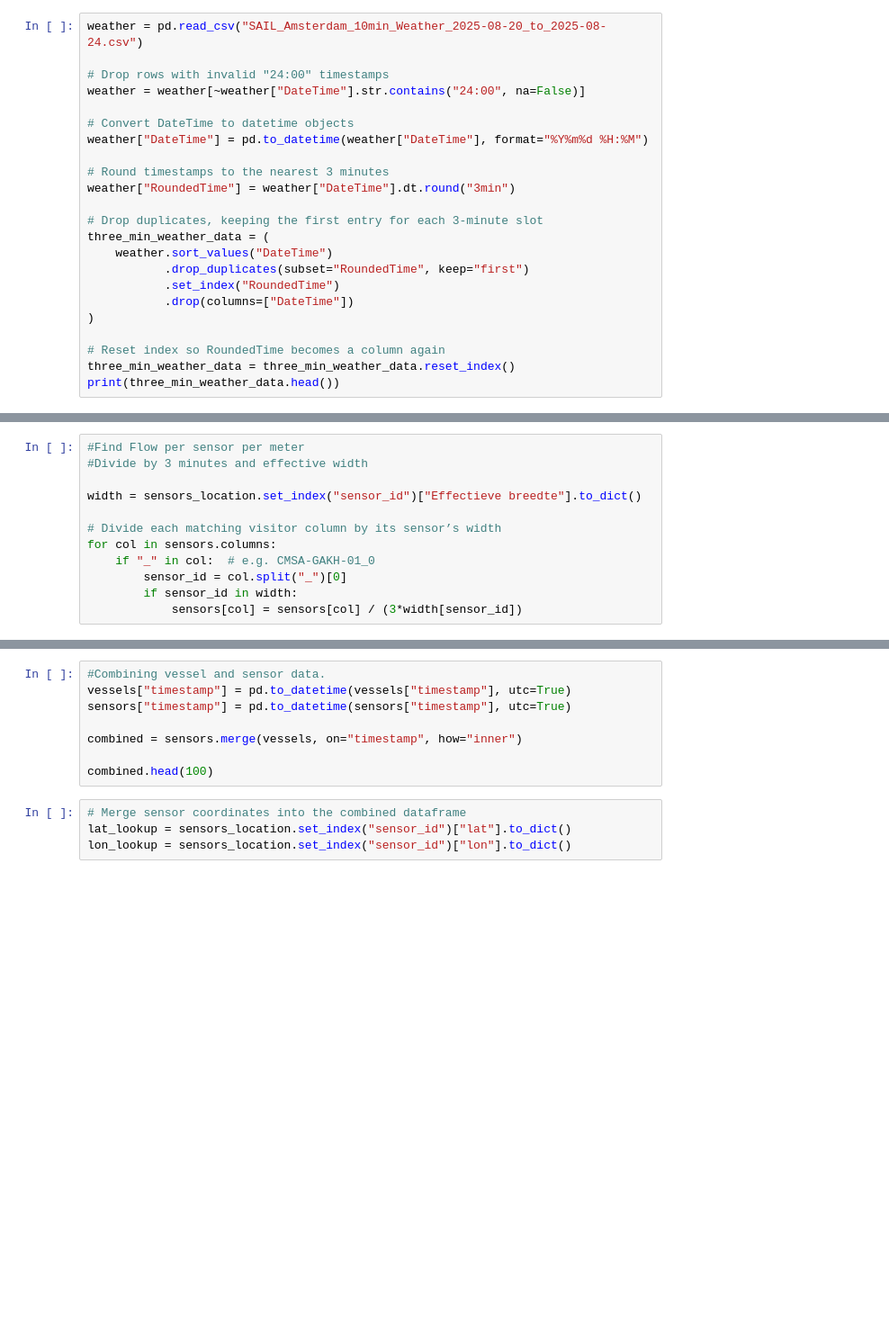
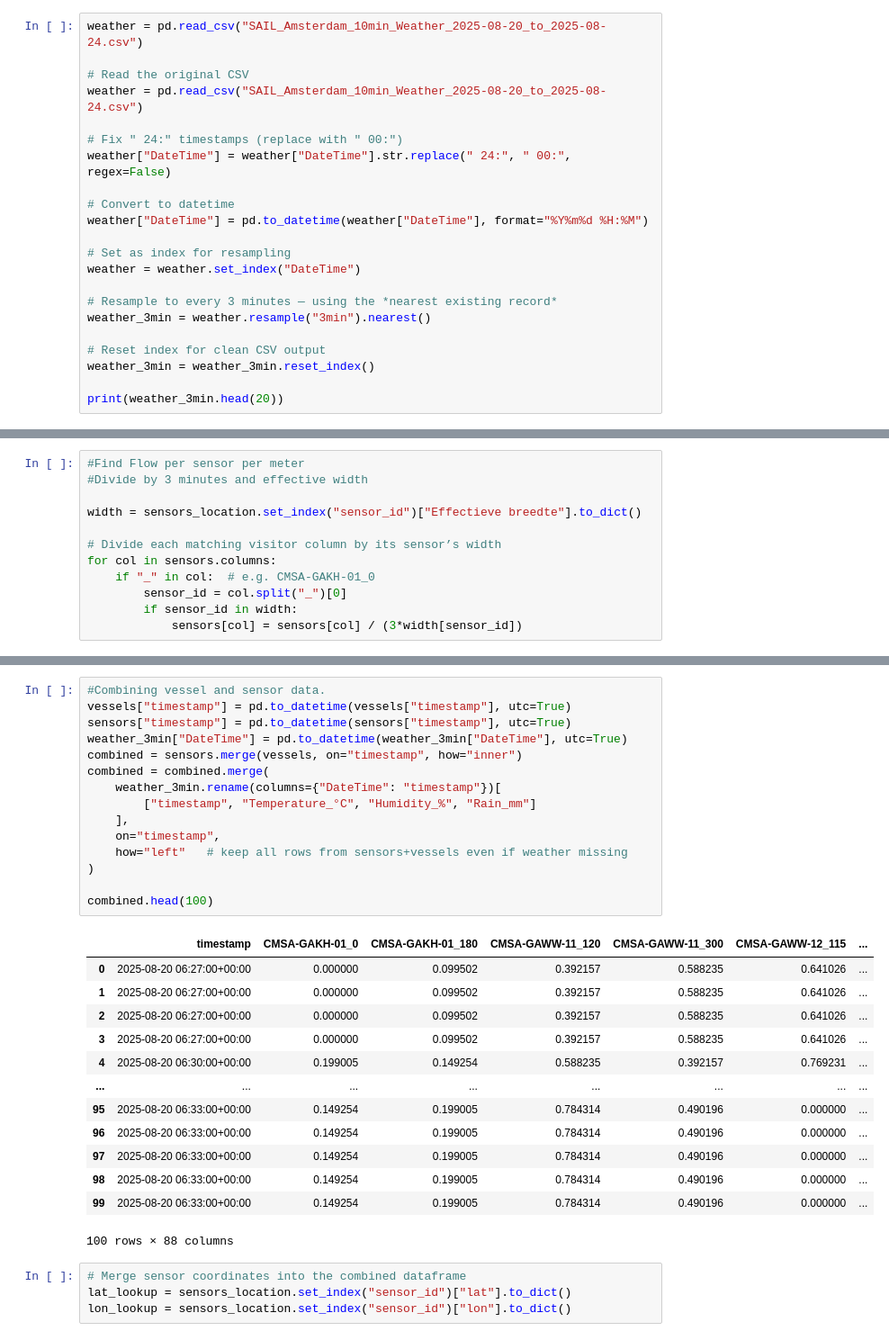
Before and after one commit to Wtoutenhoofd/TIL6022-group-project, a Jupyter notebook: machinelearning.ipynb, the cells around one changed output, grey strips where cells are left out. Shown at 90% size. Cells and saved outputs as stored; diff of their text form; blank space fills up the shorter version.

```diff
--- a/machinelearning.ipynb
+++ b/machinelearning.ipynb
@@ -29,24 +36,23 @@ sensors_location = sensors_location.rename(columns={"Objectummer": "sensor_id"})
 # %%
 weather = pd.read_csv("SAIL_Amsterdam_10min_Weather_2025-08-20_to_2025-08-24.csv")
 
-# Drop rows with invalid "24:00" timestamps
-weather = weather[~weather["DateTime"].str.contains("24:00", na=False)]
+# Read the original CSV
+weather = pd.read_csv("SAIL_Amsterdam_10min_Weather_2025-08-20_to_2025-08-24.csv")
 
-# Convert DateTime to datetime objects
+# Fix " 24:" timestamps (replace with " 00:")
+weather["DateTime"] = weather["DateTime"].str.replace(" 24:", " 00:", regex=False)
+
+# Convert to datetime
 weather["DateTime"] = pd.to_datetime(weather["DateTime"], format="%Y%m%d %H:%M")
 
-# Round timestamps to the nearest 3 minutes
-weather["RoundedTime"] = weather["DateTime"].dt.round("3min")
+# Set as index for resampling
+weather = weather.set_index("DateTime")
 
-# Drop duplicates, keeping the first entry for each 3-minute slot
-three_min_weather_data = (
-    weather.sort_values("DateTime")
-           .drop_duplicates(subset="RoundedTime", keep="first")
-           .set_index("RoundedTime")
-           .drop(columns=["DateTime"])
-)
+# Resample to every 3 minutes — using the *nearest existing record*
+weather_3min = weather.resample("3min").nearest()
 
-# Reset index so RoundedTime becomes a column again
-three_min_weather_data = three_min_weather_data.reset_index()
-print(three_min_weather_data.head())
+# Reset index for clean CSV output
+weather_3min = weather_3min.reset_index()
+
+print(weather_3min.head(20))
 # %% [output]
@@ -82,11 +110,32 @@ vessels = (
 # %%
 #Combining vessel and sensor data.
 vessels["timestamp"] = pd.to_datetime(vessels["timestamp"], utc=True)
 sensors["timestamp"] = pd.to_datetime(sensors["timestamp"], utc=True)
-
+weather_3min["DateTime"] = pd.to_datetime(weather_3min["DateTime"], utc=True)
 combined = sensors.merge(vessels, on="timestamp", how="inner")
+combined = combined.merge(
+    weather_3min.rename(columns={"DateTime": "timestamp"})[
+        ["timestamp", "Temperature_°C", "Humidity_%", "Rain_mm"]
+    ],
+    on="timestamp",
+    how="left"   # keep all rows from sensors+vessels even if weather missing
+)
 
 combined.head(100)
+# %% [output]
+|  | timestamp | CMSA-GAKH-01_0 | CMSA-GAKH-01_180 | CMSA-GAWW-11_120 | CMSA-GAWW-11_300 | CMSA-GAWW-12_115 | ... |
+| 0 | 2025-08-20 06:27:00+00:00 | 0.000000 | 0.099502 | 0.392157 | 0.588235 | 0.641026 | ... |
+| 1 | 2025-08-20 06:27:00+00:00 | 0.000000 | 0.099502 | 0.392157 | 0.588235 | 0.641026 | ... |
+| 2 | 2025-08-20 06:27:00+00:00 | 0.000000 | 0.099502 | 0.392157 | 0.588235 | 0.641026 | ... |
+| 3 | 2025-08-20 06:27:00+00:00 | 0.000000 | 0.099502 | 0.392157 | 0.588235 | 0.641026 | ... |
+| 4 | 2025-08-20 06:30:00+00:00 | 0.199005 | 0.149254 | 0.588235 | 0.392157 | 0.769231 | ... |
+| ... | ... | ... | ... | ... | ... | ... | ... |
+| 95 | 2025-08-20 06:33:00+00:00 | 0.149254 | 0.199005 | 0.784314 | 0.490196 | 0.000000 | ... |
+| 96 | 2025-08-20 06:33:00+00:00 | 0.149254 | 0.199005 | 0.784314 | 0.490196 | 0.000000 | ... |
+| 97 | 2025-08-20 06:33:00+00:00 | 0.149254 | 0.199005 | 0.784314 | 0.490196 | 0.000000 | ... |
+| 98 | 2025-08-20 06:33:00+00:00 | 0.149254 | 0.199005 | 0.784314 | 0.490196 | 0.000000 | ... |
+| 99 | 2025-08-20 06:33:00+00:00 | 0.149254 | 0.199005 | 0.784314 | 0.490196 | 0.000000 | ... |
+100 rows × 88 columns
 # %%
 # Merge sensor coordinates into the combined dataframe
 lat_lookup = sensors_location.set_index("sensor_id")["lat"].to_dict()
```
Also changed, not shown: parts of 7 cells of this notebook, 1 other file.
